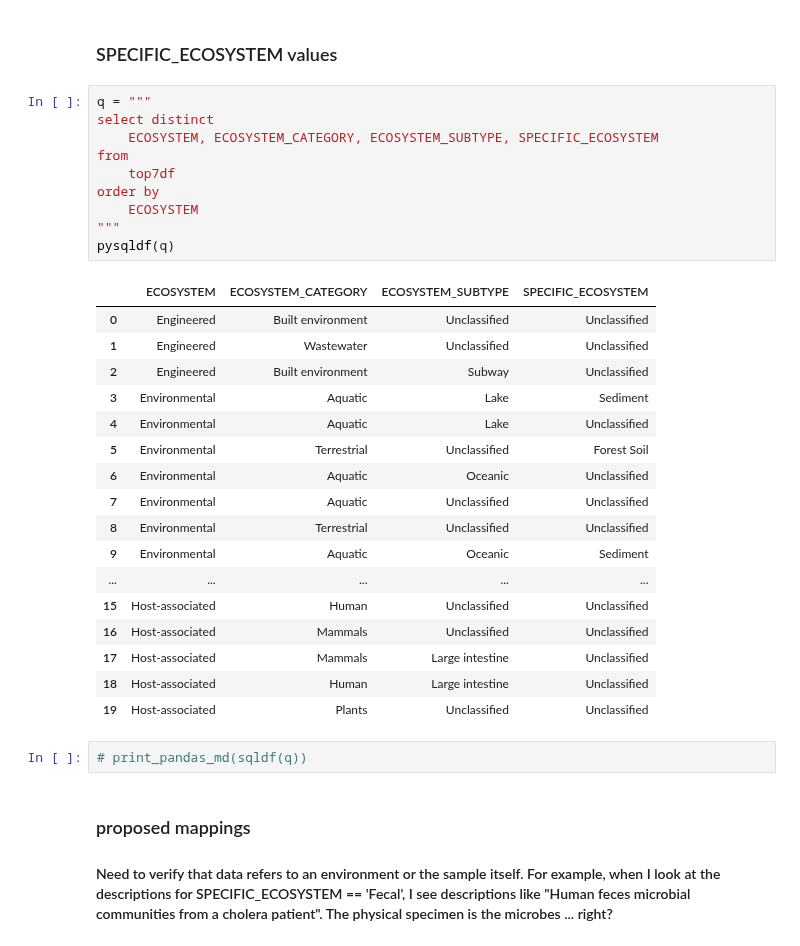
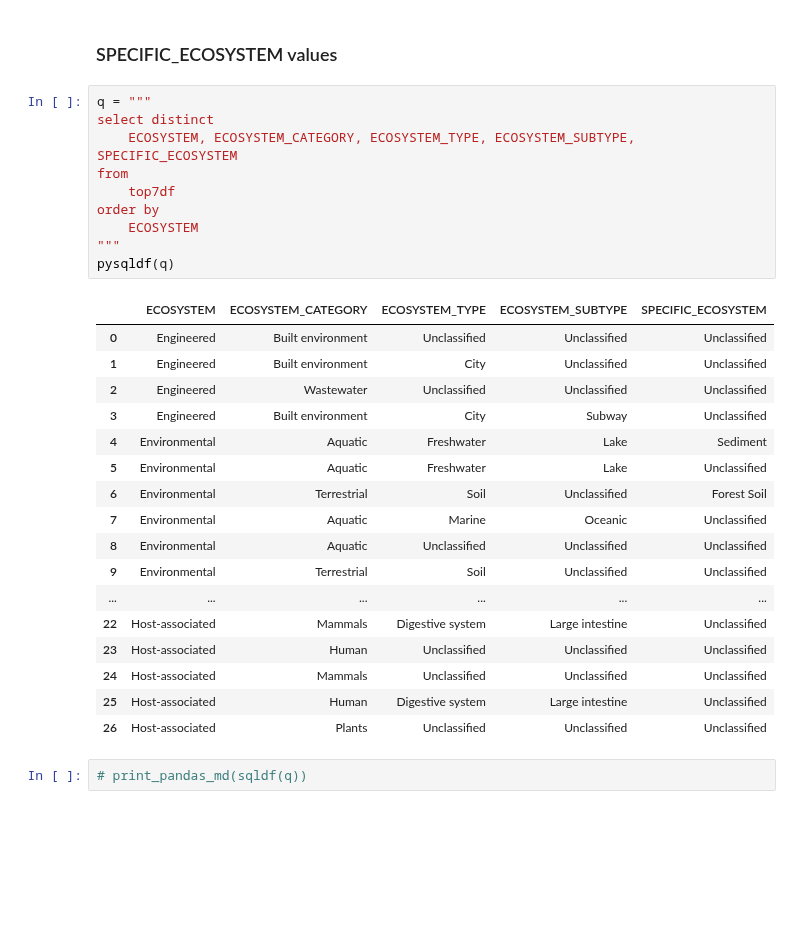
Before and after one commit to microbiomedata/nmdc-metadata, a Jupyter notebook: notebooks/gold-env-top7-mapping.ipynb, the cells around one changed output. Saved outputs shown, nothing was run; the diff lists cells and outputs as text; blank space fills up the shorter version.

Commit message:
fix errors in ecosystem_type and ecosystem_subtype proposed mappings

```diff
--- a/notebooks/gold-env-top7-mapping.ipynb
+++ b/notebooks/gold-env-top7-mapping.ipynb
@@ -385,34 +377,31 @@ note: need to decide how to handle 'Unclassified' values
 # %%
 q = """
 select distinct
-    ECOSYSTEM, ECOSYSTEM_CATEGORY, ECOSYSTEM_SUBTYPE, SPECIFIC_ECOSYSTEM
+    ECOSYSTEM, ECOSYSTEM_CATEGORY, ECOSYSTEM_TYPE, ECOSYSTEM_SUBTYPE, SPECIFIC_ECOSYSTEM
 from
     top7df
 order by
     ECOSYSTEM
 """
 pysqldf(q)
 # %% [output]
-|  | ECOSYSTEM | ECOSYSTEM_CATEGORY | ECOSYSTEM_SUBTYPE | SPECIFIC_ECOSYSTEM |
-| 0 | Engineered | Built environment | Unclassified | Unclassified |
-| 1 | Engineered | Wastewater | Unclassified | Unclassified |
-| 2 | Engineered | Built environment | Subway | Unclassified |
-| 3 | Environmental | Aquatic | Lake | Sediment |
-| 4 | Environmental | Aquatic | Lake | Unclassified |
-| 5 | Environmental | Terrestrial | Unclassified | Forest Soil |
-| 6 | Environmental | Aquatic | Oceanic | Unclassified |
-| 7 | Environmental | Aquatic | Unclassified | Unclassified |
-| 8 | Environmental | Terrestrial | Unclassified | Unclassified |
-| 9 | Environmental | Aquatic | Oceanic | Sediment |
-| ... | ... | ... | ... | ... |
-| 15 | Host-associated | Human | Unclassified | Unclassified |
-| 16 | Host-associated | Mammals | Unclassified | Unclassified |
-| 17 | Host-associated | Mammals | Large intestine | Unclassified |
-| 18 | Host-associated | Human | Large intestine | Unclassified |
-| 19 | Host-associated | Plants | Unclassified | Unclassified |
+|  | ECOSYSTEM | ECOSYSTEM_CATEGORY | ECOSYSTEM_TYPE | ECOSYSTEM_SUBTYPE | SPECIFIC_ECOSYSTEM |
+| 0 | Engineered | Built environment | Unclassified | Unclassified | Unclassified |
+| 1 | Engineered | Built environment | City | Unclassified | Unclassified |
+| 2 | Engineered | Wastewater | Unclassified | Unclassified | Unclassified |
+| 3 | Engineered | Built environment | City | Subway | Unclassified |
+| 4 | Environmental | Aquatic | Freshwater | Lake | Sediment |
+| 5 | Environmental | Aquatic | Freshwater | Lake | Unclassified |
+| 6 | Environmental | Terrestrial | Soil | Unclassified | Forest Soil |
+| 7 | Environmental | Aquatic | Marine | Oceanic | Unclassified |
+| 8 | Environmental | Aquatic | Unclassified | Unclassified | Unclassified |
+| 9 | Environmental | Terrestrial | Soil | Unclassified | Unclassified |
+| ... | ... | ... | ... | ... | ... |
+| 22 | Host-associated | Mammals | Digestive system | Large intestine | Unclassified |
+| 23 | Host-associated | Human | Unclassified | Unclassified | Unclassified |
+| 24 | Host-associated | Mammals | Unclassified | Unclassified | Unclassified |
+| 25 | Host-associated | Human | Digestive system | Large intestine | Unclassified |
+| 26 | Host-associated | Plants | Unclassified | Unclassified | Unclassified |
 # %%
 # print_pandas_md(sqldf(q))
-# %% [markdown]
-### proposed mappings
-#### Need to verify that data refers to an environment or the sample itself. For example, when I look at the descriptions for SPECIFIC_ECOSYSTEM == 'Fecal', I see descriptions like "Human feces microbial communities from a cholera patient". The physical specimen is the microbes ... right?
 # %% [markdown]
```
Also changed, not shown: parts of 7 cells of this notebook.
